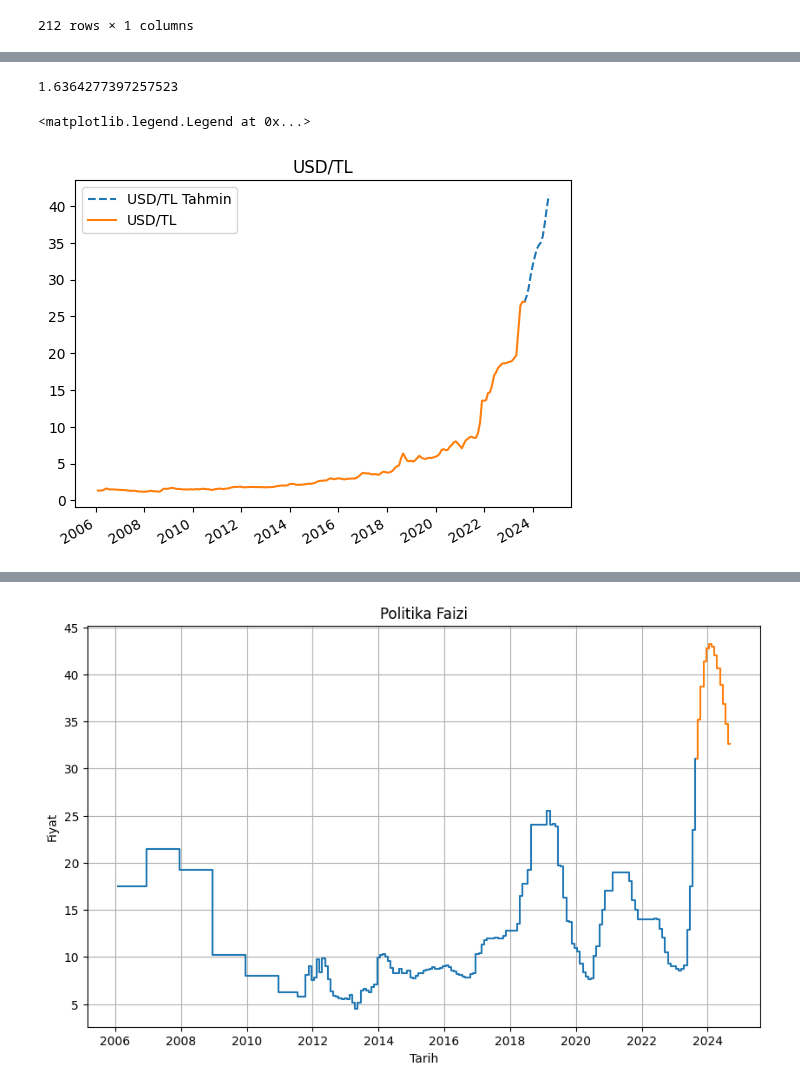
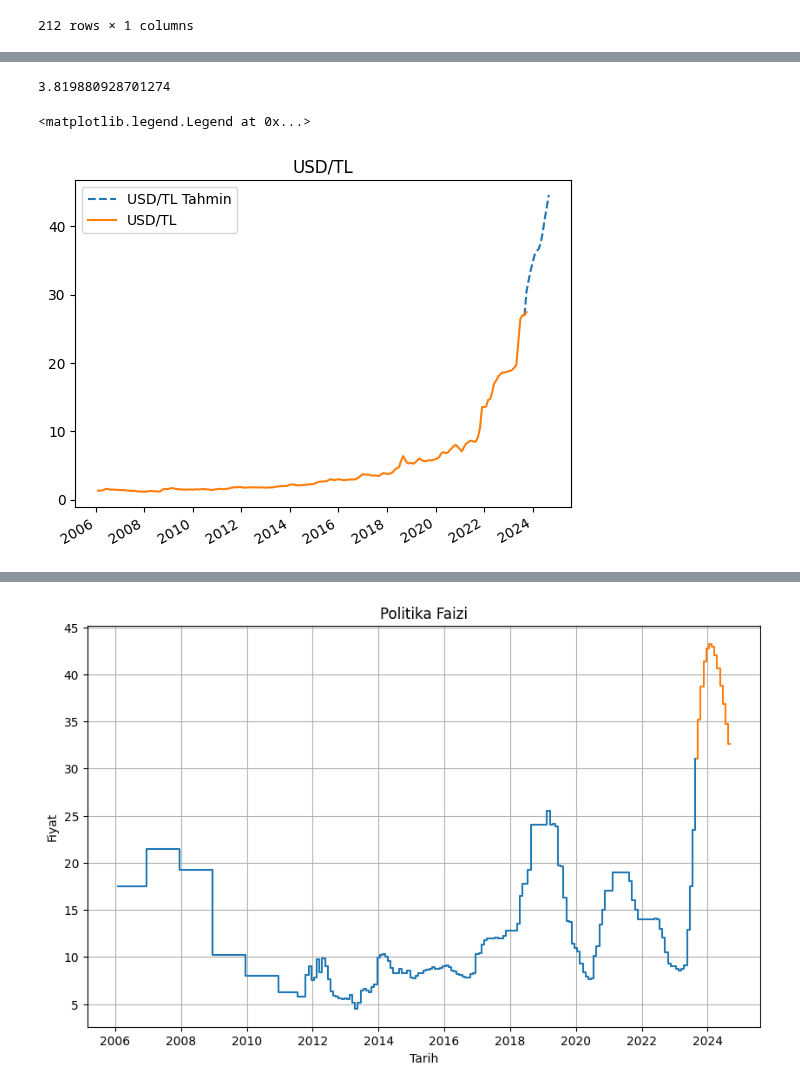
Before and after one commit to kaboya19/InflationForecast, a Jupyter notebook: InflationForecast.ipynb, the cells around one changed output, grey strips where cells are left out. Cells and saved outputs as stored; diff of their text form; code cells hidden in the pictures.

```diff
--- a/InflationForecast.ipynb
+++ b/InflationForecast.ipynb
@@ -127,5 +127,5 @@ df6
 # %%
-dates= pd.date_range('2006-02-01','2023-10-01' , freq='1M')-pd.offsets.MonthBegin(1)
+dates= pd.date_range('2006-02-01','2023-11-01' , freq='1M')-pd.offsets.MonthBegin(1)
 
 
 df6=df6.set_index(dates)
@@ -527,8 +545,8 @@ from statsmodels.tsa.arima.model import ARIMA
 from statsmodels.tsa.arima.model import ARIMA
 from sklearn.metrics import mean_squared_error
 import numpy as np
-train_data = df6['USD/TL'][:len(df6)-12]
-test_data = df6['USD/TL'][len(df6)-12:]
+train_data = df6['USD/TL'].head(211)[:len(df6)-12]
+test_data = df6['USD/TL'].head(211)[len(df6)-12:]
 
 
 ar_model = AutoReg(train_data, lags=12)
@@ -536,27 +554,27 @@ ar_fit = ar_model.fit()
 ar_forecast = ar_fit.predict(start=len(train_data), end=len(train_data)+len(test_data)-1)
 print(np.sqrt(mean_squared_error(test_data, ar_forecast)))
 # %% [output]
-1.6364277397257523
+3.819880928701274
 # %%
 # AR modeli ile tüm veri seti üzerinde eğitim
-full_ar_model = AutoReg(df6['USD/TL'], lags=12)
+full_ar_model = AutoReg(df6['USD/TL'].head(211), lags=12)
 full_ar_fit = full_ar_model.fit()
 
 # Önümüzdeki 12 ay için tahmin yapma
 full_ar_forecast = full_ar_fit.predict(start=len(df6), end=len(df6)+11)
 
 usdtahmin=pd.DataFrame({26.94},index=["2023-09-01 00:00:00"])
 usdtahmin=pd.concat([usdtahmin,full_ar_forecast],axis=0)
 usdtahmin.columns=["USD Tahmin"]
 usdtahmin["USD Tahmin"]=usdtahmin["USD Tahmin"].astype(float)
 usdtahmin=usdtahmin.set_index(pd.date_range('2023-09-01','2024-10-01' , freq='1M')-pd.offsets.MonthBegin(1))
 plt.plot(usdtahmin,"--",label="USD/TL Tahmin")
 df6["USD/TL"].plot(label="USD/TL")
 plt.title("USD/TL")
 plt.legend()
 # %% [output]
 <matplotlib.legend.Legend at 0x...>
-[figure, old version]
+[figure, new version]
 # %%
 # Modeli eğitim verisi üzerinde eğitme
 model = ARIMA(df14["Brent"], order=(4,1,2))
```
Also changed, not shown: parts of 36 cells of this notebook.
